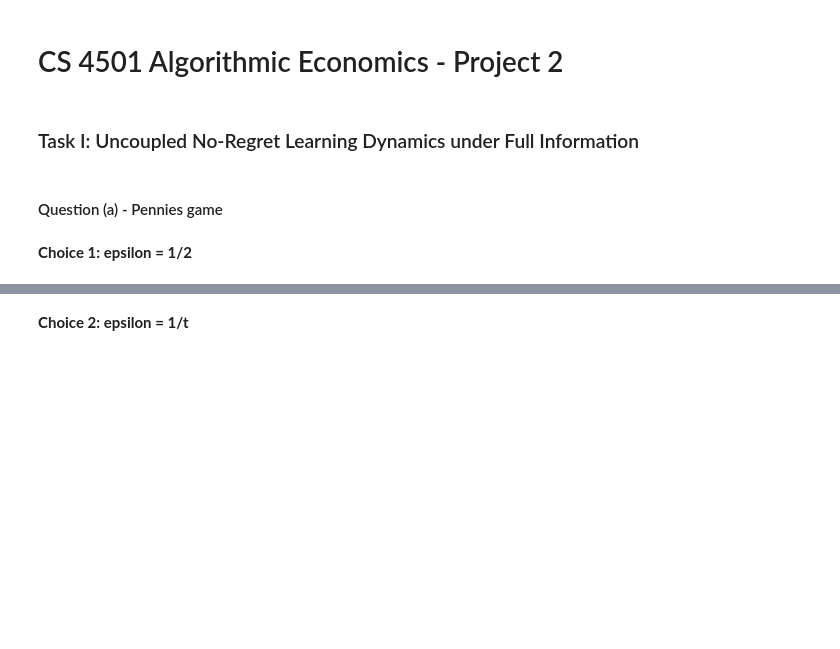
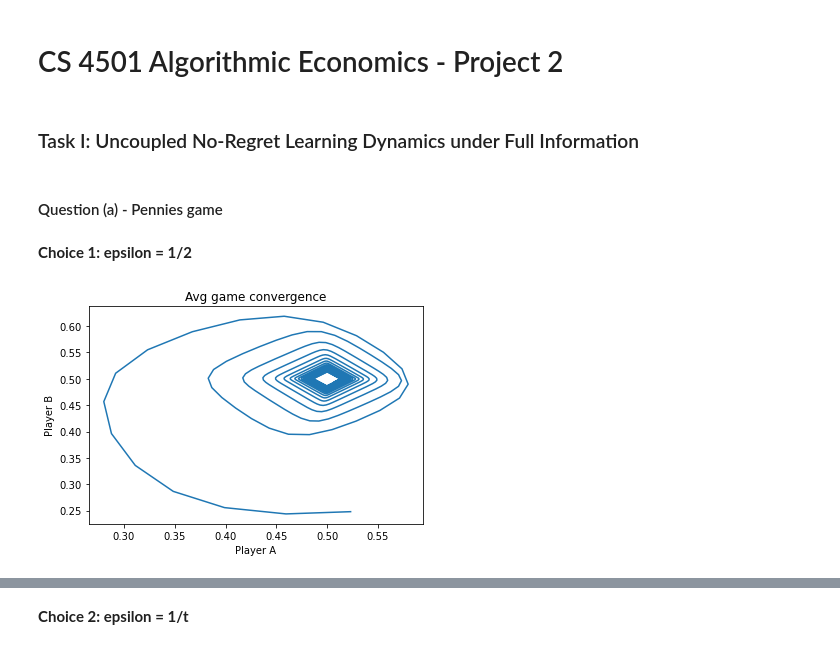
Before and after one commit to rishishah02/algo-econ, a Jupyter notebook: Project2/Project_2 .ipynb, the cells around one changed output, grey strips where cells are left out. Drawn from its saved outputs; the diff is of its cells as text; code cells hidden in the pictures; blank space fills up the shorter version.

```diff
--- a/Project2/Project_2 .ipynb
+++ b/Project2/Project_2 .ipynb
@@ -59,23 +59,38 @@ def MWU(M_a, M_b, compute_epsilon, T = 3000):
         sum_w_b = np.sum(w_b)
 
         #probability
-        p_a = w_a/sum_w_a
+        p_a = w_a/sum_w_a #normalizing
         p_b = w_b/sum_w_b
 
         #adding probabilities
-        sum_p_a += p_a
-        sum_p_b += p_b
+        sum_p_a += p_a[0]
+        sum_p_b += p_b[0]
 
-        #cost vector where u is the utility
-        c_a = p_b*u_i + p_b*u_j
-        c_b = p_a*u_i + p_b*u_j
+        # cost vector
+        cost_a = np.matmul(M_a, p_b)
+        cost_b = np.matmul(M_b.T, p_a)
 
         #updating weights
-        w_a = w_a * (1-epsilon)^c_a
-        w_b = w_b * (1-epsilon)^c_b
+        w_a = np.multiply(w_a, np.ones(k) - epsilon*cost_a)
+        w_b = np.multiply(w_b, np.ones(k) - epsilon*cost_b)
+
+        # avg convergence
+        avg_conv_a[t] = sum_p_a/(t+1)
+        avg_conv_b[t] = sum_p_b/(t+1)
+
+        # last convergence
+        last_conv_a[t] = p_a[0]
+        last_conv_b[t] = p_b[0]
 
     return avg_conv_a, avg_conv_b, last_conv_a, last_conv_b
 # %%
 # Example payoff matrices for pennies game. 0 - head; 1 - tail
 M_a = np.array([[-1, 1], [1, -1]])
 M_b = np.array([[1, -1], [-1, 1]])
+# %%
+def avg_conv(avg_conv_a, avg_conv_b):
+    x = list(range(0, 3000))
+    plt.plot(avg_conv_a, avg_conv_b)
+    plt.xlabel("Player A")
+    plt.ylabel("Player B")
+    plt.title("Avg game convergence")
@@ -84,6 +106,10 @@ M_b = np.array([[1, -1], [-1, 1]])
 # %%
 # Choice 1: epsilon = 1/2
 def compute_epsilon(t):
     return 0.5
 
 # -------- Call function MWU, draw plots -------------#
+avg_conv_a, avg_conv_b, last_conv_a, last_conv_b = MWU(M_a, M_b, compute_epsilon)
+avg_conv(avg_conv_a, avg_conv_b)
+# %% [output]
+[figure, added]
```
Also changed, not shown: parts of 20 cells of this notebook.
